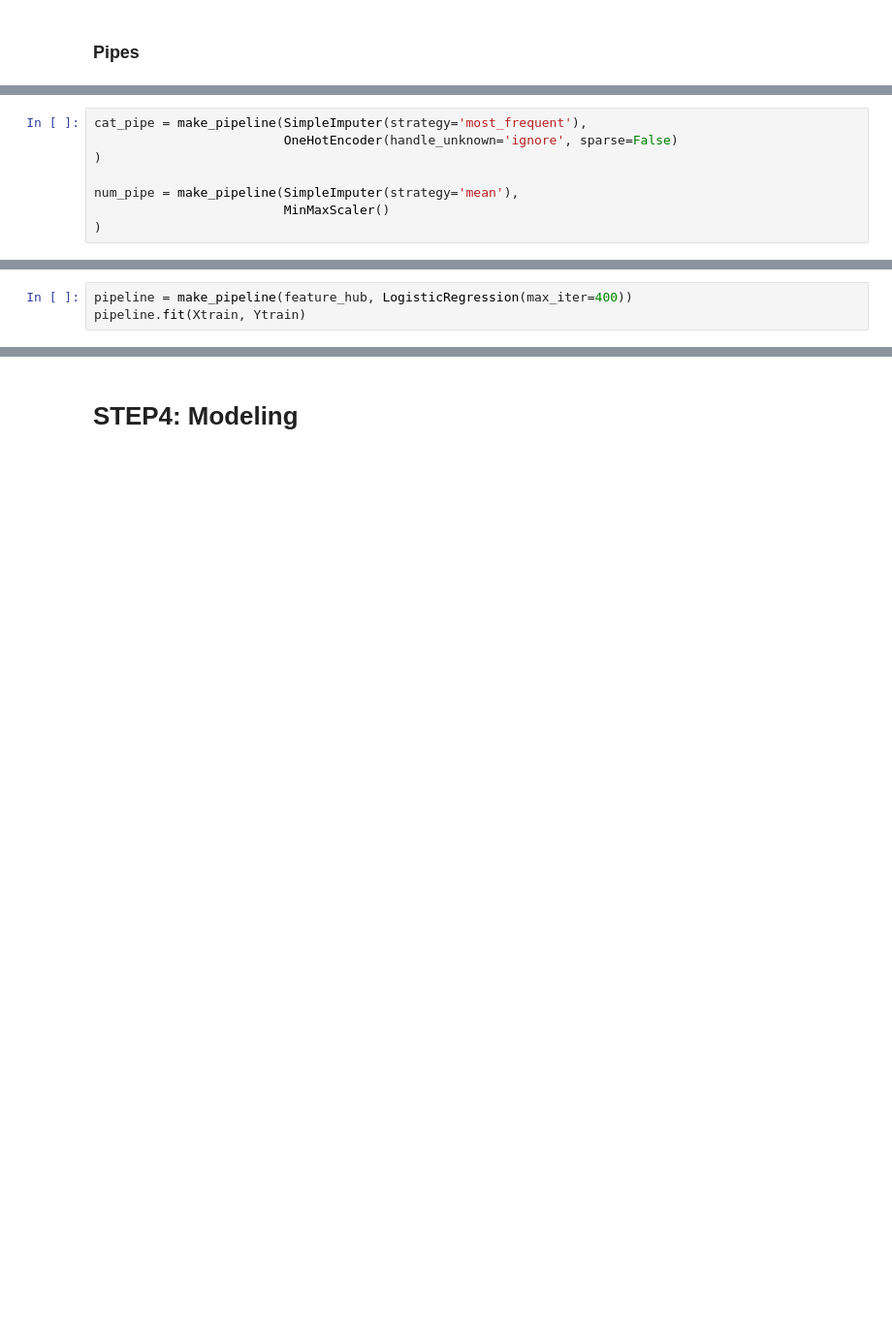
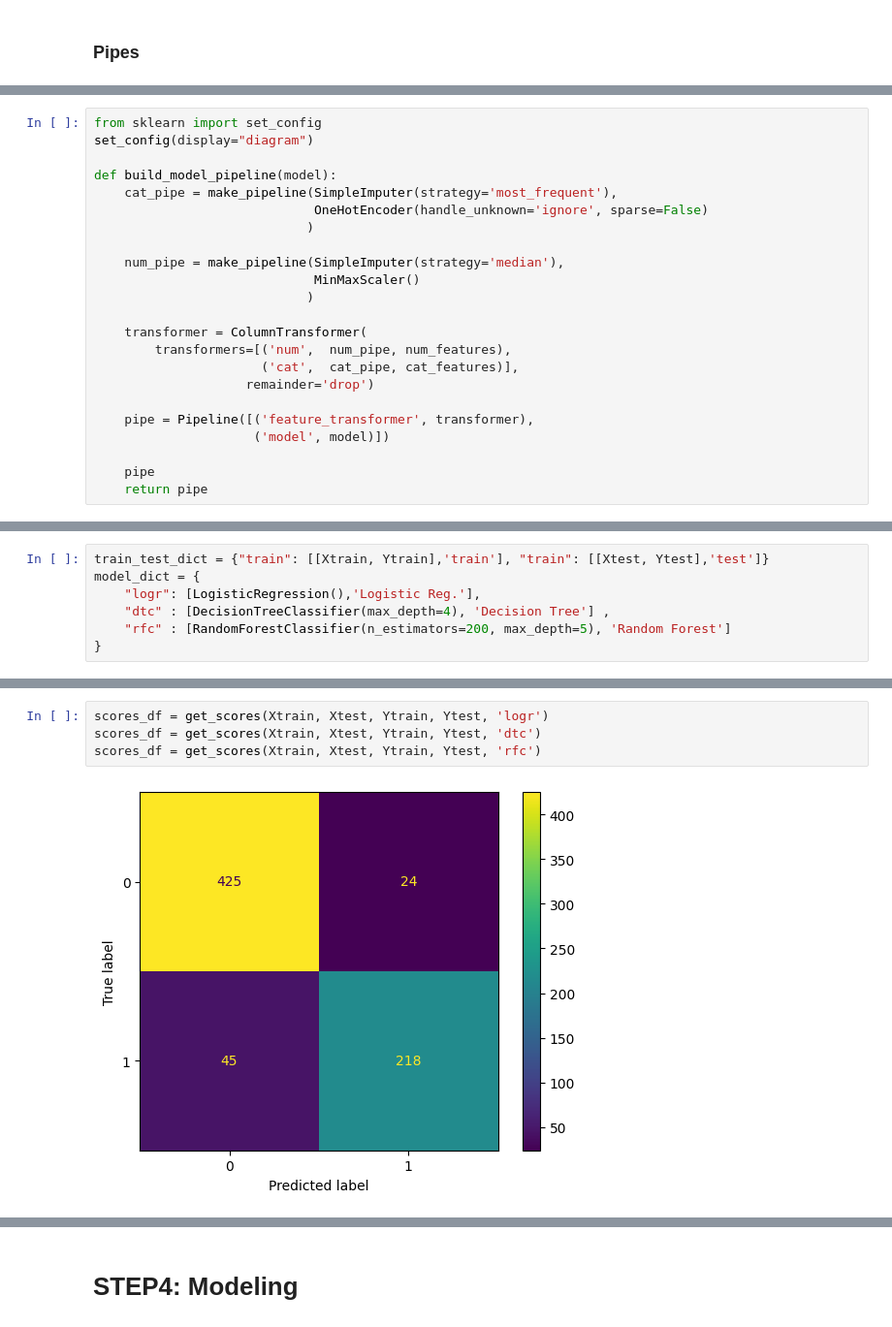
Before and after one commit to elendarn/titanic_ml, a Jupyter notebook: titanic_ml.ipynb, the cells around one changed output, grey strips where cells are left out. Shown at 97% size. Saved outputs shown, nothing was run; the diff lists cells and outputs as text; blank space fills up the shorter version.

Commit message:
models_intro

```diff
--- a/titanic_ml.ipynb
+++ b/titanic_ml.ipynb
@@ -731,8 +706,0 @@ ColumnTransformer(transformers=[('num',
-# %%
-cat_pipe = make_pipeline(SimpleImputer(strategy='most_frequent'),
-                         OneHotEncoder(handle_unknown='ignore', sparse=False)
-)
-
-num_pipe = make_pipeline(SimpleImputer(strategy='mean'),
-                         MinMaxScaler()
-)
@@ -751,3 +706,0 @@ sns.heatmap(inp_df[['survived', 'pclass', 'age', 'famsize', 'grpsize', 'price',
-# %%
-pipeline = make_pipeline(feature_hub, LogisticRegression(max_iter=400))
-pipeline.fit(Xtrain, Ytrain)
@@ -848,0 +707,23 @@ transform_hub1.fit(main_df)
+# %%
+from sklearn import set_config
+set_config(display="diagram")
+
+def build_model_pipeline(model):
+    cat_pipe = make_pipeline(SimpleImputer(strategy='most_frequent'),
+                             OneHotEncoder(handle_unknown='ignore', sparse=False)
+                            )
+
+    num_pipe = make_pipeline(SimpleImputer(strategy='median'),
+                             MinMaxScaler()
+                            )
+
+    transformer = ColumnTransformer(
+        transformers=[('num',  num_pipe, num_features),
+                      ('cat',  cat_pipe, cat_features)],
+                    remainder='drop')
+
+    pipe = Pipeline([('feature_transformer', transformer),
+                     ('model', model)])
+
+    pipe
+    return pipe
@@ -848,0 +756,7 @@ transform_hub1.fit(main_df)
+# %%
+train_test_dict = {"train": [[Xtrain, Ytrain],'train'], "train": [[Xtest, Ytest],'test']}
+model_dict = {
+    "logr": [LogisticRegression(),'Logistic Reg.'],
+    "dtc" : [DecisionTreeClassifier(max_depth=4), 'Decision Tree'] ,
+    "rfc" : [RandomForestClassifier(n_estimators=200, max_depth=5), 'Random Forest']
+}
@@ -848,0 +831,6 @@ transform_hub1.fit(main_df)
+# %%
+scores_df = get_scores(Xtrain, Xtest, Ytrain, Ytest, 'logr')
+scores_df = get_scores(Xtrain, Xtest, Ytrain, Ytest, 'dtc')
+scores_df = get_scores(Xtrain, Xtest, Ytrain, Ytest, 'rfc')
+# %% [output]
+[figure, added]
```
Also changed, not shown: parts of 31 cells of this notebook.
